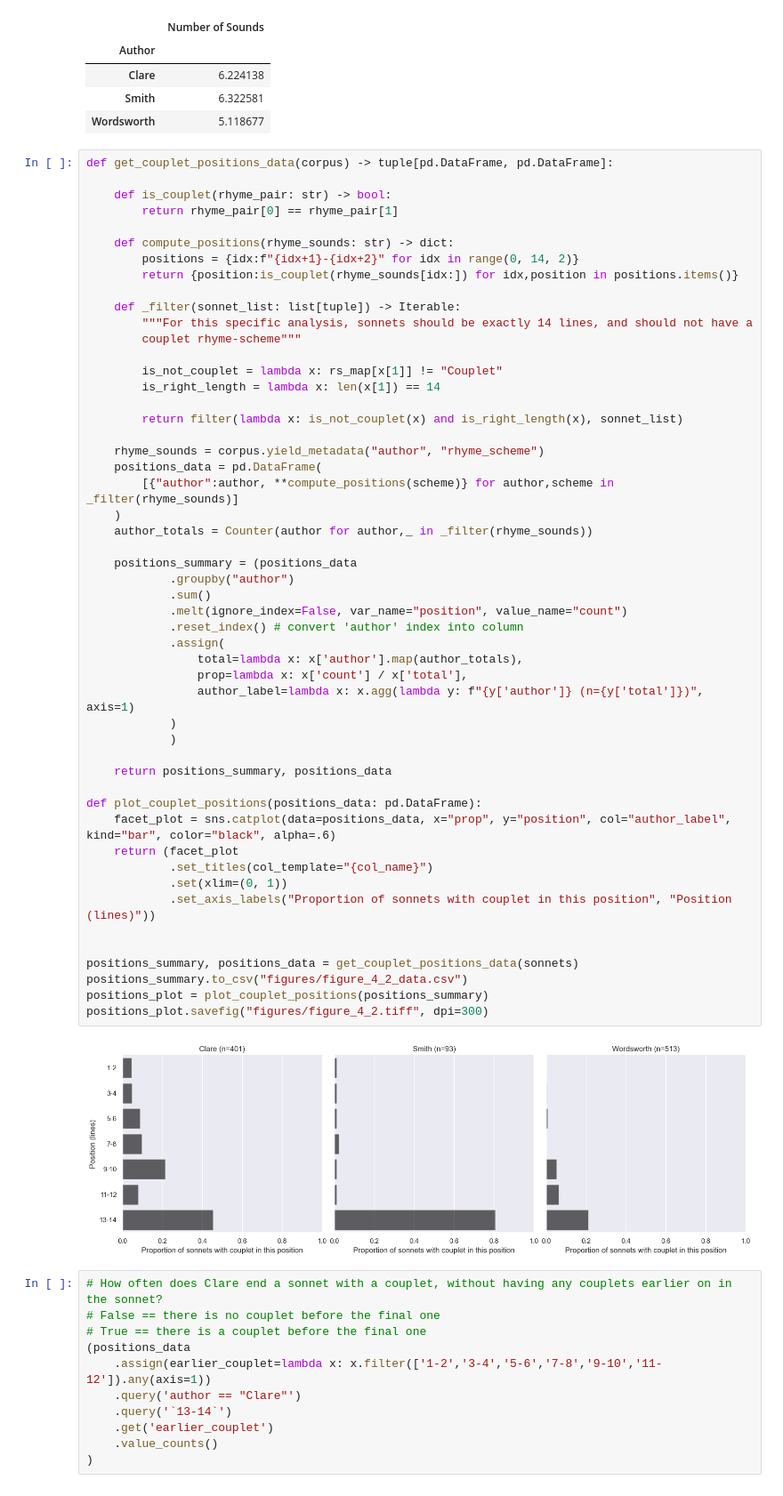
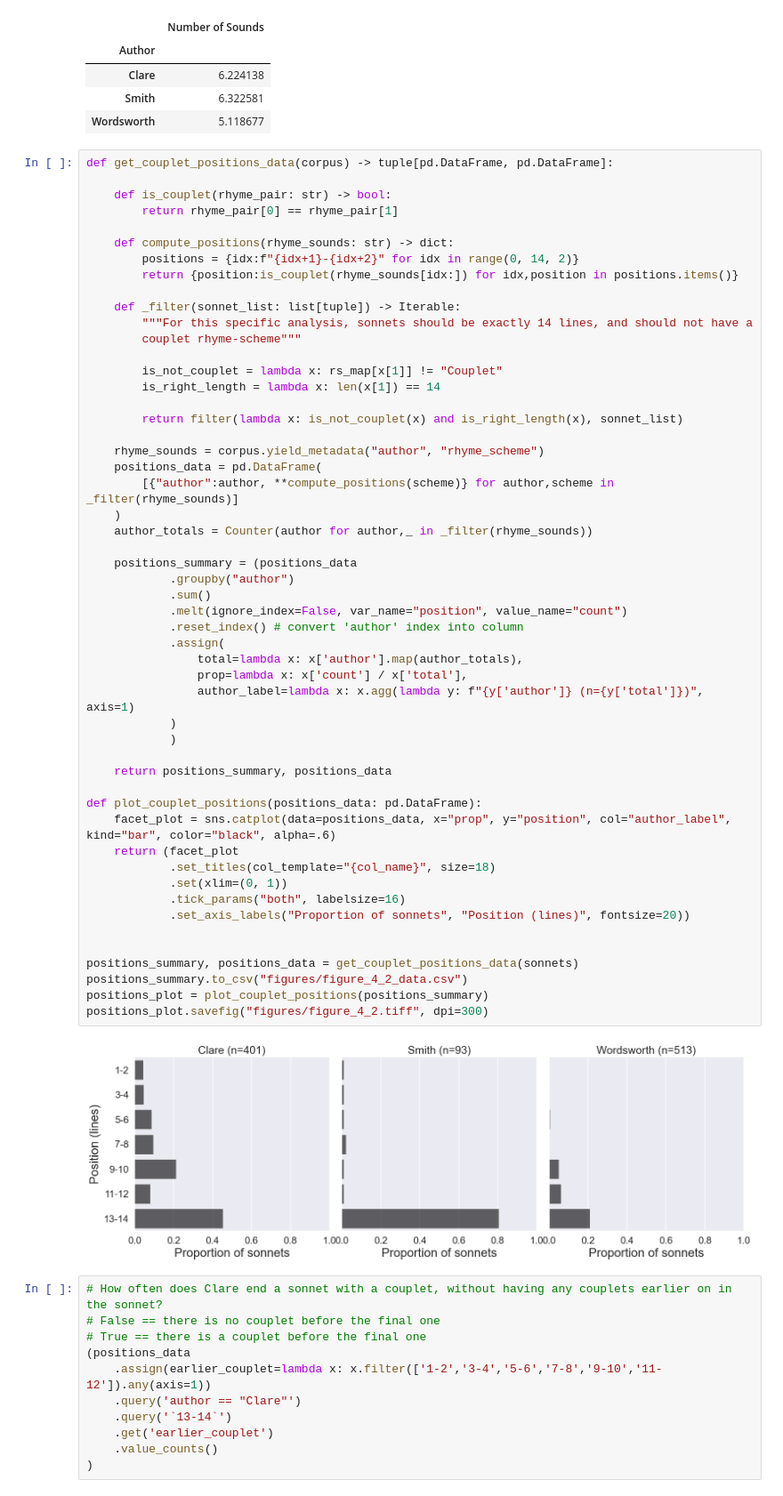
Before and after one commit to sn-code-inside/romantic-self, a Jupyter notebook: Chapter 4 - Lyric.ipynb, the cells around one changed output. Shown at 89% size. Cells and saved outputs as stored; diff of their text form.

```diff
--- a/Chapter 4 - Lyric.ipynb
+++ b/Chapter 4 - Lyric.ipynb
@@ -114,36 +114,37 @@ def get_couplet_positions_data(corpus) -> tuple[pd.DataFrame, pd.DataFrame]:
     positions_data = pd.DataFrame(
         [{"author":author, **compute_positions(scheme)} for author,scheme in _filter(rhyme_sounds)]
     )
     author_totals = Counter(author for author,_ in _filter(rhyme_sounds))
 
     positions_summary = (positions_data
             .groupby("author")
             .sum()
             .melt(ignore_index=False, var_name="position", value_name="count")
             .reset_index() # convert 'author' index into column
             .assign(
                 total=lambda x: x['author'].map(author_totals),
                 prop=lambda x: x['count'] / x['total'],
                 author_label=lambda x: x.agg(lambda y: f"{y['author']} (n={y['total']})", axis=1)
             )
             )
 
     return positions_summary, positions_data
 
 def plot_couplet_positions(positions_data: pd.DataFrame):
     facet_plot = sns.catplot(data=positions_data, x="prop", y="position", col="author_label", kind="bar", color="black", alpha=.6)
     return (facet_plot
-            .set_titles(col_template="{col_name}")
+            .set_titles(col_template="{col_name}", size=18)
             .set(xlim=(0, 1))
-            .set_axis_labels("Proportion of sonnets with couplet in this position", "Position (lines)"))
+            .tick_params("both", labelsize=16)
+            .set_axis_labels("Proportion of sonnets", "Position (lines)", fontsize=20))
 
 
 positions_summary, positions_data = get_couplet_positions_data(sonnets)
 positions_summary.to_csv("figures/figure_4_2_data.csv")
 positions_plot = plot_couplet_positions(positions_summary)
 positions_plot.savefig("figures/figure_4_2.tiff", dpi=300)
 # %% [output]
-[figure, old version]
+[figure, new version]
 # %%
 # How often does Clare end a sonnet with a couplet, without having any couplets earlier on in the sonnet?
 # False == there is no couplet before the final one
```
Also changed, not shown: 2 other files.
